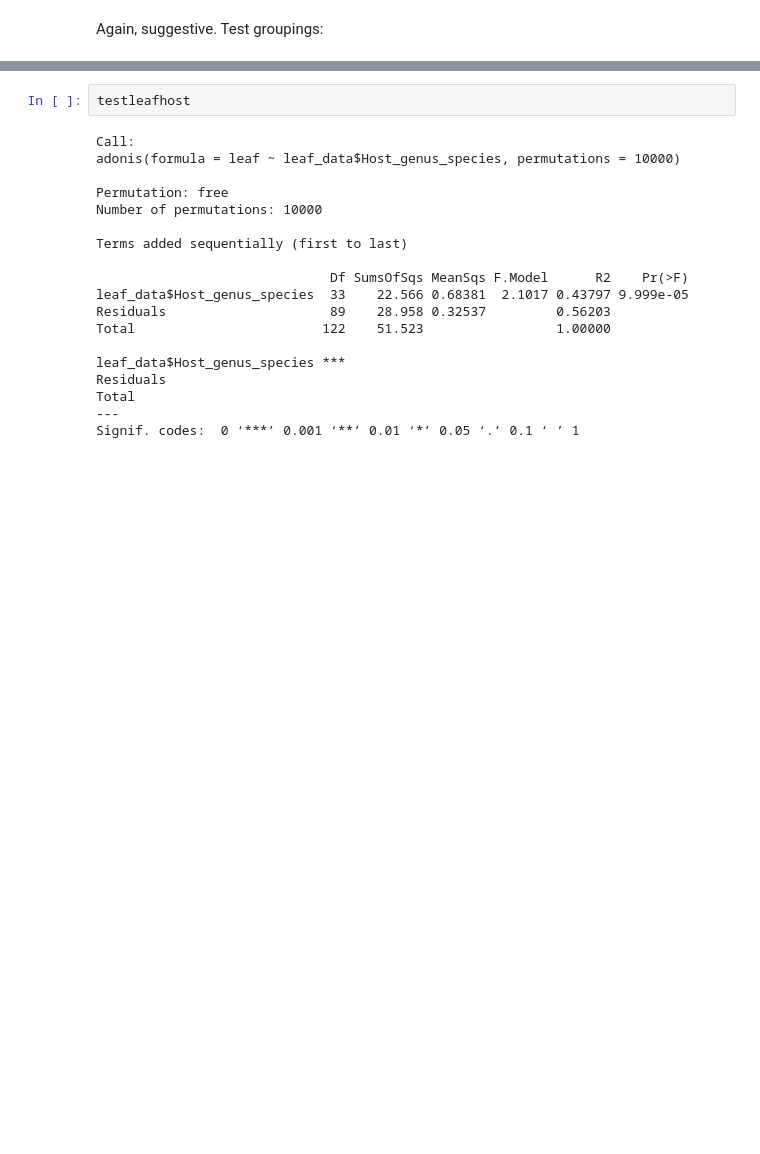
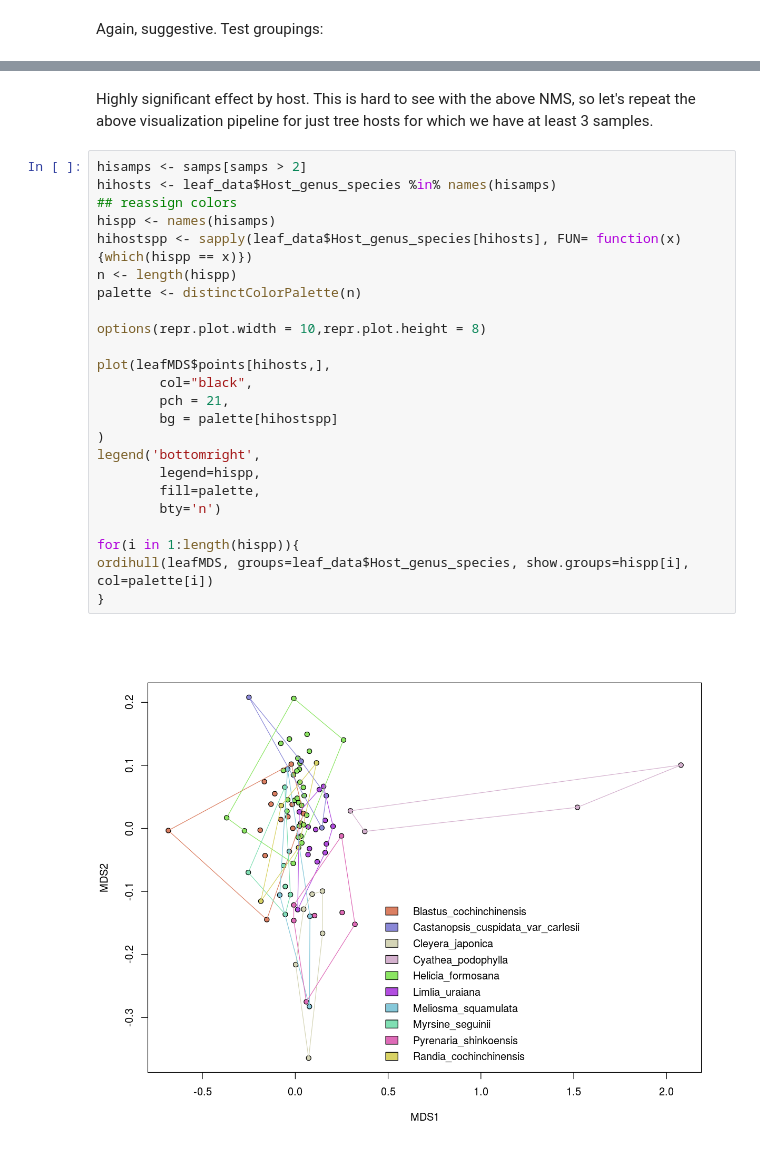
Before and after one commit to danchurch/taiwan_combined_stats, a Jupyter notebook: Taiwan_endophyte_analysis.ipynb, the cells around one changed output, grey strips where cells are left out. Drawn from its saved outputs; the diff is of its cells as text; blank space fills up the shorter version.

```diff
--- a/Taiwan_endophyte_analysis.ipynb
+++ b/Taiwan_endophyte_analysis.ipynb
@@ -1243,21 +1279,28 @@ testleafhost <- adonis(leaf ~ leaf_data$Host_genus_species, permutations=10000)
-# %%
-testleafhost
-# %% [output]
-Call:
-adonis(formula = leaf ~ leaf_data$Host_genus_species, permutations = 10000)
-
-Permutation: free
-Number of permutations: 10000
-
-Terms added sequentially (first to last)
-
-                              Df SumsOfSqs MeanSqs F.Model      R2    Pr(>F)
-leaf_data$Host_genus_species  33    22.566 0.68381  2.1017 0.43797 9.999e-05
-Residuals                     89    28.958 0.32537         0.56203
-Total                        122    51.523                 1.00000
-
-leaf_data$Host_genus_species ***
-Residuals
-Total
----
-Signif. codes:  0 ‘***’ 0.001 ‘**’ 0.01 ‘*’ 0.05 ‘.’ 0.1 ‘ ’ 1
+# %% [markdown]
+Highly significant effect by host. This is hard to see with the above NMS, so let's repeat the above visualization pipeline for just tree hosts for which we have at least 3 samples.
+# %%
+hisamps <- samps[samps > 2]
+hihosts <- leaf_data$Host_genus_species %in% names(hisamps)
+## reassign colors
+hispp <- names(hisamps)
+hihostspp <- sapply(leaf_data$Host_genus_species[hihosts], FUN= function(x){which(hispp == x)})
+n <- length(hispp)
+palette <- distinctColorPalette(n)
+
+options(repr.plot.width = 10,repr.plot.height = 8)
+
+plot(leafMDS$points[hihosts,],
+        col="black",
+        pch = 21,
+        bg = palette[hihostspp]
+)
+legend('bottomright',
+        legend=hispp,
+        fill=palette,
+        bty='n')
+
+for(i in 1:length(hispp)){
+ordihull(leafMDS, groups=leaf_data$Host_genus_species, show.groups=hispp[i], col=palette[i])
+}
+# %% [output]
+[figure, added]
```
Also changed, not shown: parts of 12 cells of this notebook.
